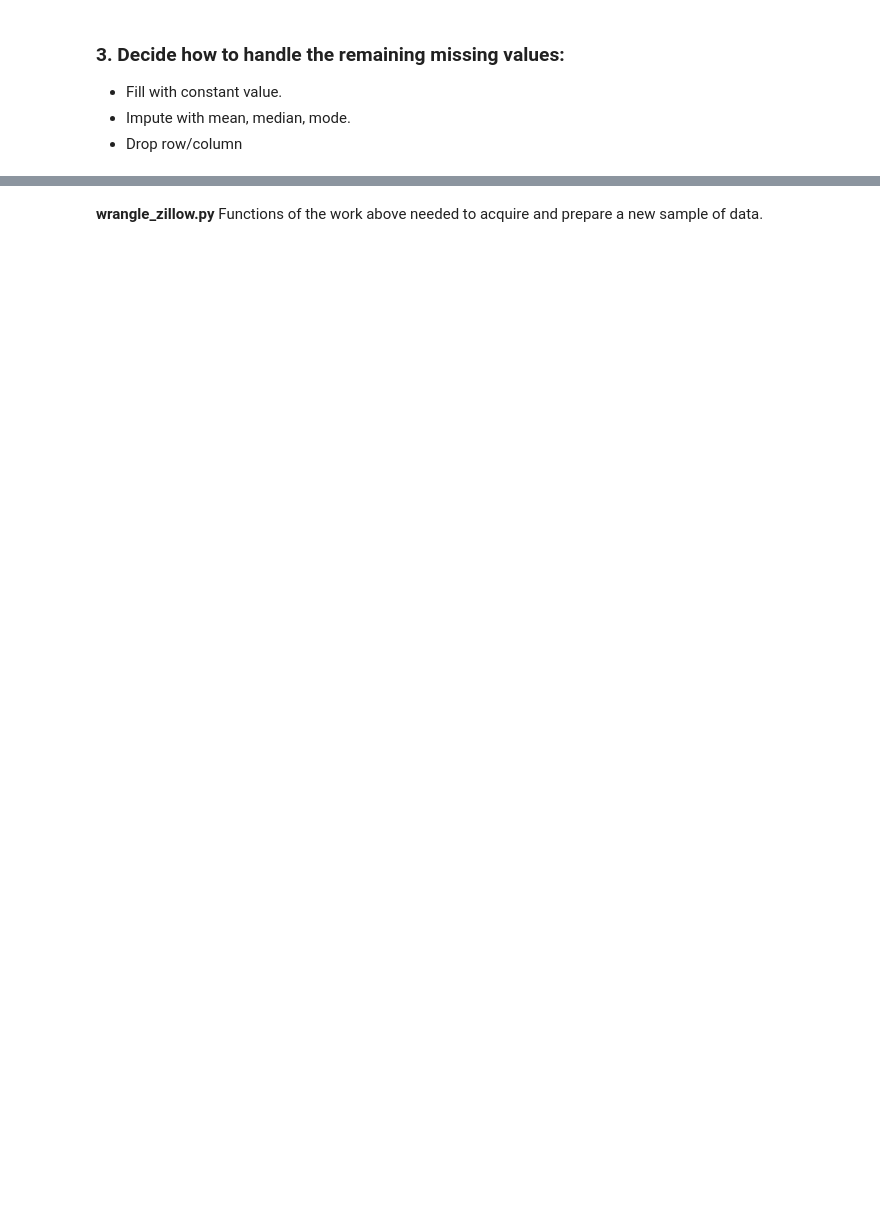
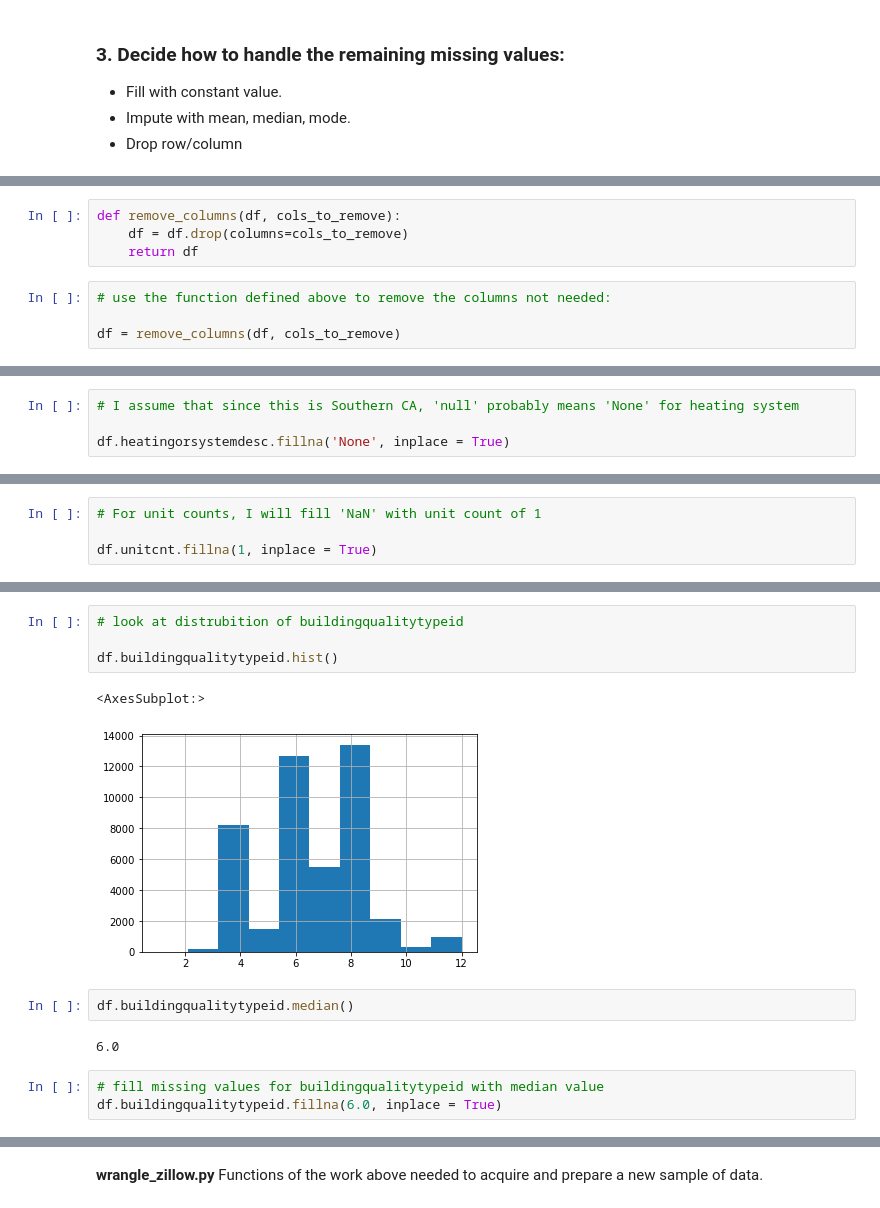
Before and after one commit to aliciag92/clustering-exercises, a Jupyter notebook: wrangle_zillow.ipynb, the cells around one changed output, grey strips where cells are left out. Saved outputs shown, nothing was run; the diff lists cells and outputs as text; blank space fills up the shorter version.

```diff
--- a/wrangle_zillow.ipynb
+++ b/wrangle_zillow.ipynb
@@ -52,0 +749,8 @@ pd.read_clipboard()
+# %%
+def remove_columns(df, cols_to_remove):
+    df = df.drop(columns=cols_to_remove)
+    return df
+# %%
+# use the function defined above to remove the columns not needed:
+
+df = remove_columns(df, cols_to_remove)
@@ -52,0 +796,4 @@ pd.read_clipboard()
+# %%
+# I assume that since this is Southern CA, 'null' probably means 'None' for heating system
+
+df.heatingorsystemdesc.fillna('None', inplace = True)
@@ -52,0 +806,4 @@ pd.read_clipboard()
+# %%
+# For unit counts, I will fill 'NaN' with unit count of 1
+
+df.unitcnt.fillna(1, inplace = True)
@@ -52,0 +832,14 @@ pd.read_clipboard()
+# %%
+# look at distrubition of buildingqualitytypeid
+
+df.buildingqualitytypeid.hist()
+# %% [output]
+<AxesSubplot:>
+[figure, added]
+# %%
+df.buildingqualitytypeid.median()
+# %% [output]
+6.0
+# %%
+# fill missing values for buildingqualitytypeid with median value
+df.buildingqualitytypeid.fillna(6.0, inplace = True)
```
Also changed, not shown: parts of 61 cells of this notebook.
